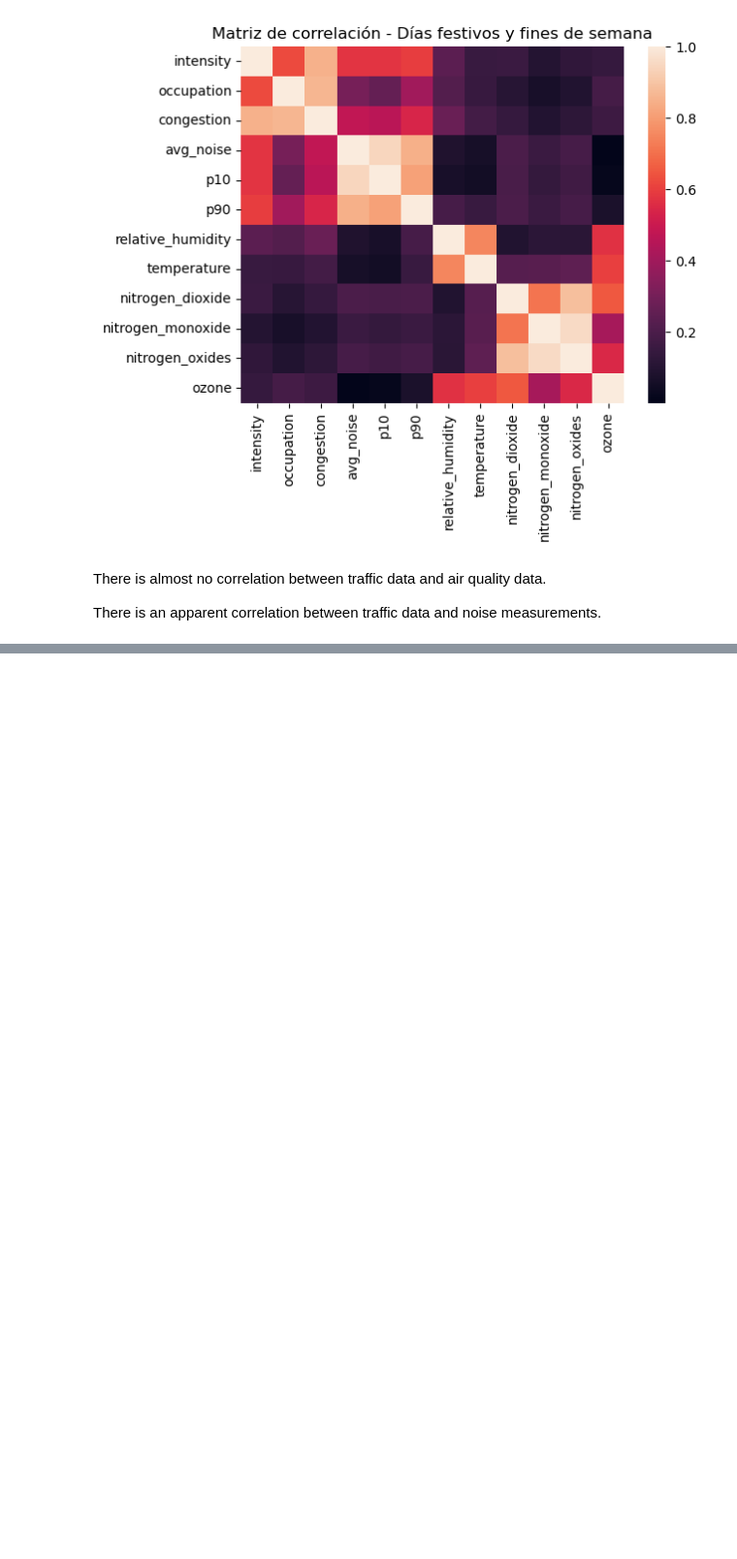
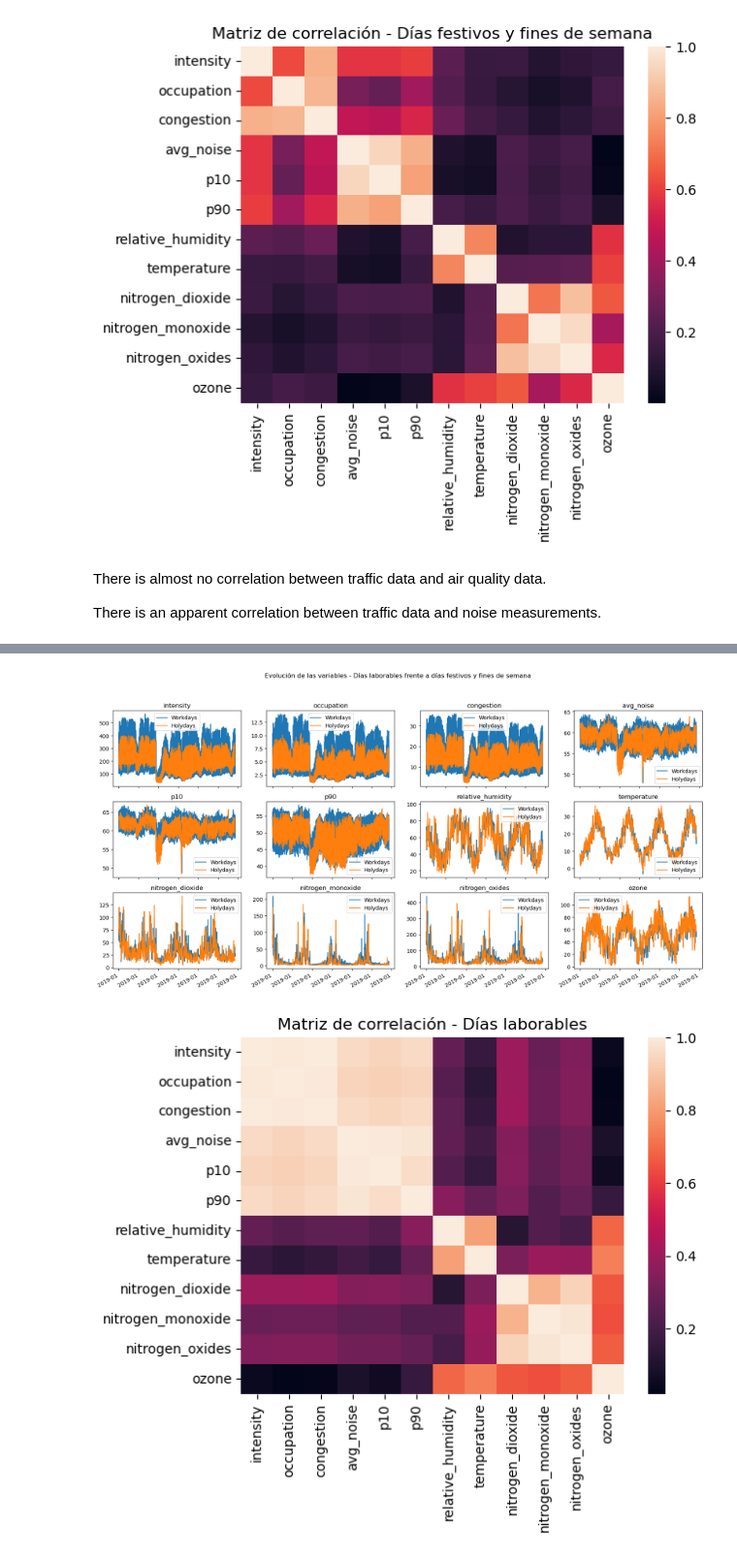
Before and after one commit to mhruiz/tfm_big-data, a Jupyter notebook: nb02_feature_extraction.ipynb, the cells around one changed output, grey strips where cells are left out. Shown at 97% size. Saved outputs shown, nothing was run; the diff lists cells and outputs as text; code cells hidden in the pictures; blank space fills up the shorter version.

Commit message:
Agrupado por semanas. Buena correlacion trafico - ruido

```diff
--- a/nb02_feature_extraction.ipynb
+++ b/nb02_feature_extraction.ipynb
@@ -99,0 +102,7 @@ There is an apparent correlation between traffic data and noise measurements.
+# %%
+df_simp = df.copy(deep=True)
+
+df_simp['date'] = pd.to_datetime(df_simp['year'].astype(str) + '/' + df_simp['month'].astype(str) + '/' + df_simp['day'].astype(str), format='%Y/%m/%d')
+df_simp['week'] = df_simp['date'].dt.isocalendar().week
+
+df_simp
@@ -99,0 +123,13 @@ There is an apparent correlation between traffic data and noise measurements.
+# %%
+group_cols = ['year', 'week', 'daypart', 'is_holiday']
+
+df_simp_new = df_simp.drop(columns=['month', 'day', 'hour', 'common_id', 'date']).groupby(group_cols).mean().reset_index()
+
+df_keep_order = df_simp[['year', 'week', 'daypart', 'is_holiday', 'month']].groupby(group_cols).min().reset_index()
+
+df_simp_new = df_simp_new.merge(df_keep_order, on=group_cols)
+
+# keep correct order
+df_simp_new = df_simp_new.sort_values(by=['year', 'month', 'week', 'daypart']).reset_index()
+
+df_simp_new
@@ -99,0 +150,29 @@ There is an apparent correlation between traffic data and noise measurements.
+# %%
+df_simp_new['year_month'] = df_simp_new['year'].astype(str) + '-' + df_simp_new['month'].astype(str).str.zfill(2)
+
+_, axs = plt.subplots(3,4,figsize=(20,10))
+plt.suptitle('Evolución de las variables - Días laborables frente a días festivos y fines de semana')
+for i, c in enumerate(cols):
+    plt.subplot(3,4,i+1)
+
+    ax = df_simp_new[df_simp_new['is_holiday'] == 0][c].plot(label='Workdays')
+    ax = df_simp_new[df_simp_new['is_holiday'] == 1][c].plot(label='Holydays', ax=ax)
+
+    ax.set_xticklabels(df_simp_new['year_month'])
+
+    plt.gcf().autofmt_xdate()
+
+    plt.legend(loc='best')
+    plt.title(c)
+plt.show()
+
+sns.heatmap(df_simp_new[df_simp_new['is_holiday'] == 0][cols].corr().abs())
+plt.title('Matriz de correlación - Días laborables')
+plt.show()
+
+sns.heatmap(df_simp_new[df_simp_new['is_holiday'] == 1][cols].corr().abs())
+plt.title('Matriz de correlación - Días festivos y fines de semana')
+plt.show()
+# %% [output]
+[figure, added]
+[figure, added]
```
Also changed, not shown: parts of 5 cells of this notebook.
